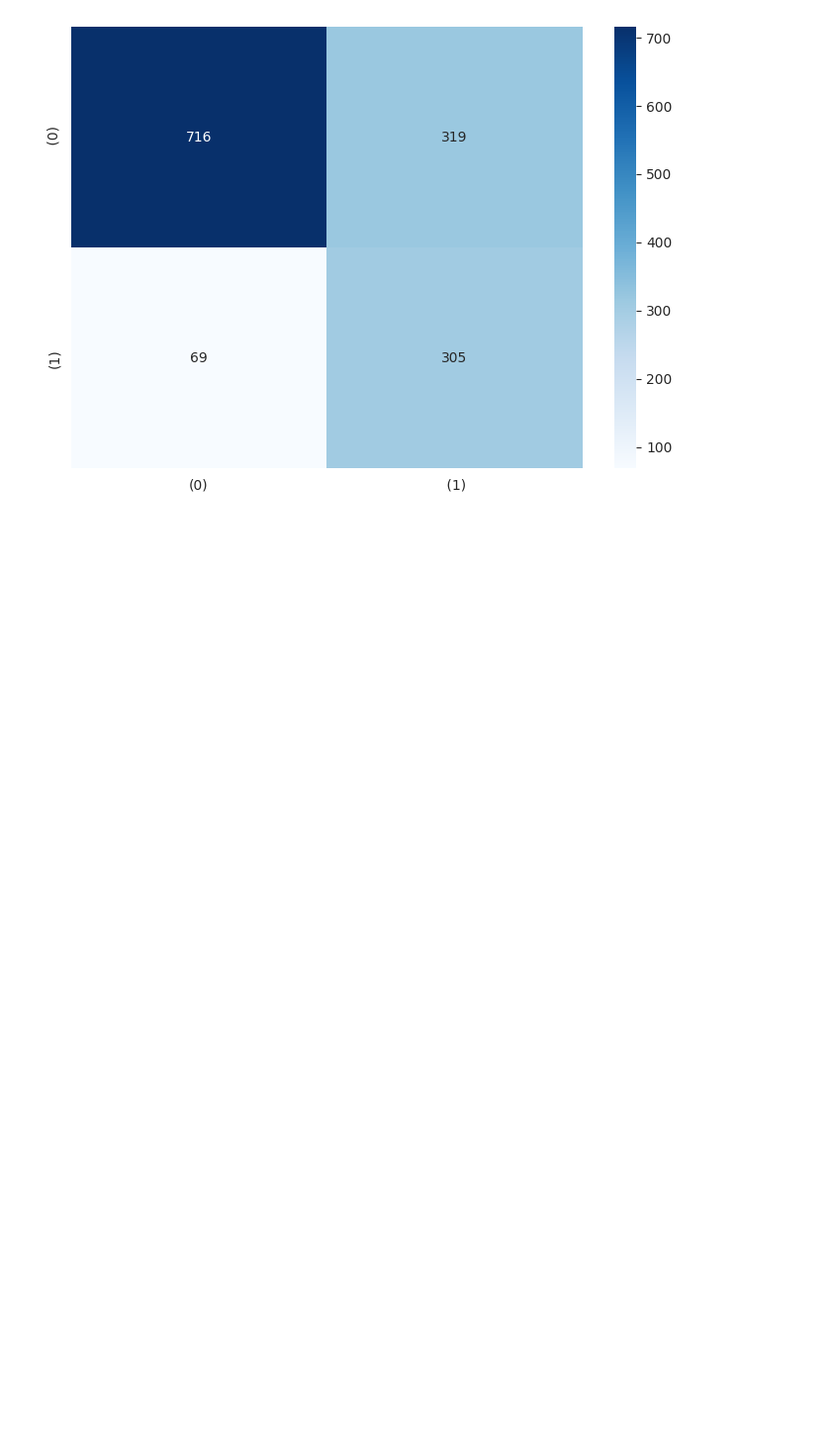
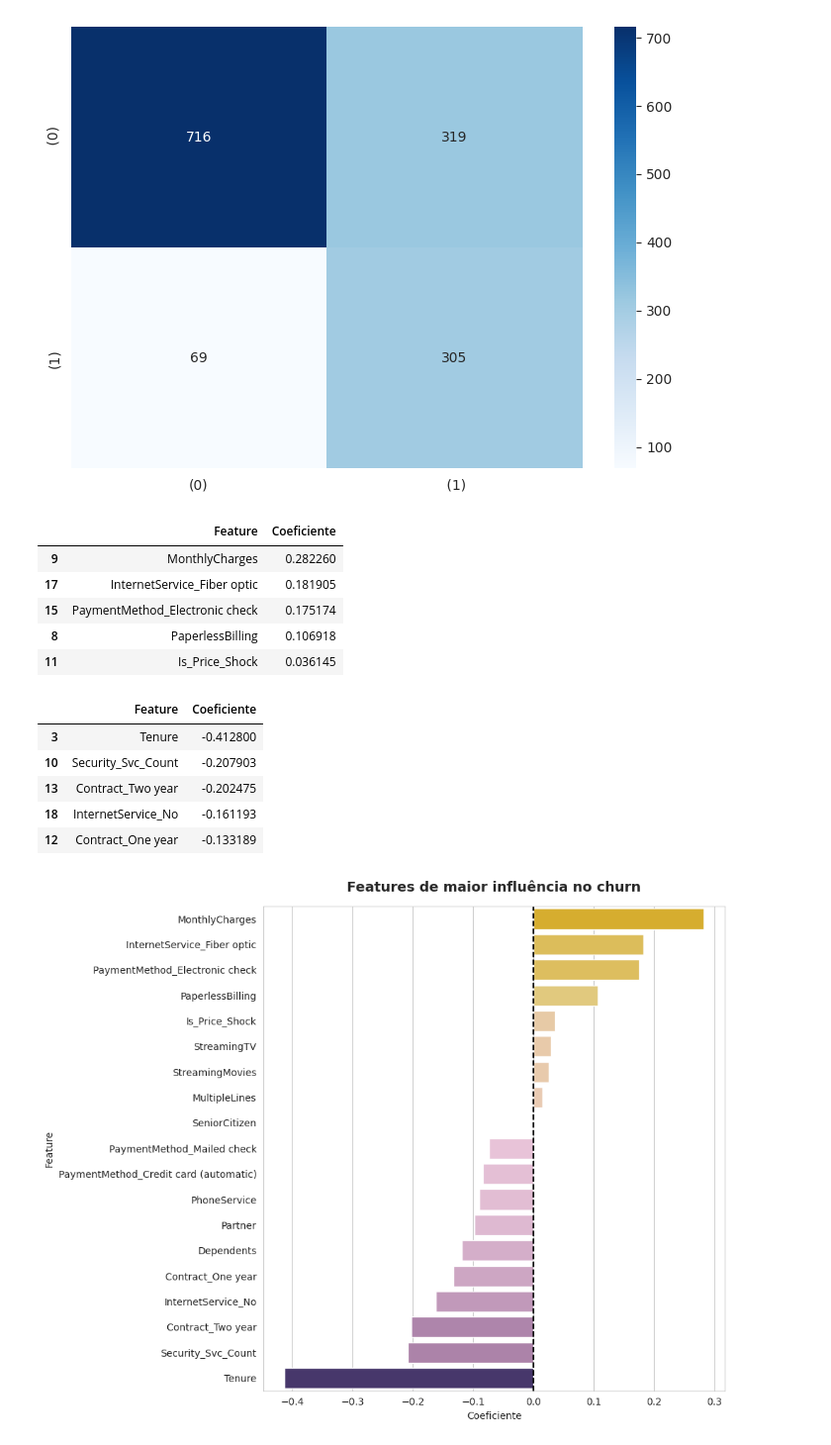
Before and after one commit to RebecaVBoas/Telco-Customer-Churn-Prediction, a Jupyter notebook: notebooks/Modelling.ipynb, the cells around one changed output. Shown at 99% size. Cells and saved outputs as stored; diff of their text form; code cells hidden in the pictures; blank space fills up the shorter version.

```diff
--- a/notebooks/Modelling.ipynb
+++ b/notebooks/Modelling.ipynb
@@ -390,3 +392,63 @@ plt.show()
    macro avg       0.70      0.75      0.70      1409
 weighted avg       0.80      0.72      0.74      1409
 [figure]
+# %%
+feature_names = df_train.drop(columns=['Churn']).columns
+coeficientes = best_log_reg.coef_[0]
+
+df_importancia = pd.DataFrame({
+    'Feature': feature_names,
+    'Coeficiente': coeficientes
+})
+
+df_importancia = df_importancia.sort_values(by='Coeficiente', ascending=False)
+
+display(df_importancia.head(5))
+
+display(df_importancia.tail(5).sort_values(by='Coeficiente', ascending=True))
+
+#visualizaçao
+churn_palette = [
+    '#442F73',  # Roxo Escuro (Base/Retenção)
+    '#A56DA6',  # Roxo Médio
+    '#F2C2DC',  # Rosa Pastel
+    '#F2D16D',  # Amarelo Claro
+    '#F2BB13'   # Amarelo Ouro (Alerta/Churn)
+]
+
+meu_cmap = LinearSegmentedColormap.from_list("DegradeChurn", churn_palette)
+
+norm = plt.Normalize(df_importancia['Coeficiente'].min(), df_importancia['Coeficiente'].max())
+cores_exatas = [meu_cmap(norm(valor)) for valor in df_importancia['Coeficiente']]
+
+plt.figure(figsize=(10, 8))
+
+sns.barplot(
+    data=df_importancia,
+    x='Coeficiente',
+    y='Feature',
+    palette=cores_exatas,
+    hue='Feature',
+    legend=False
+)
+
+plt.title('Features de maior influência no churn', fontsize=14, fontweight='bold', pad=15)
+
+plt.axvline(0, color='black', linewidth=1.5, linestyle='--')
+
+plt.tight_layout()
+plt.show()
+# %% [output]
+|  | Feature | Coeficiente |
+| 9 | MonthlyCharges | 0.282260 |
+| 17 | InternetService_Fiber optic | 0.181905 |
+| 15 | PaymentMethod_Electronic check | 0.175174 |
+| 8 | PaperlessBilling | 0.106918 |
+| 11 | Is_Price_Shock | 0.036145 |
+|  | Feature | Coeficiente |
+| 3 | Tenure | -0.412800 |
+| 10 | Security_Svc_Count | -0.207903 |
+| 13 | Contract_Two year | -0.202475 |
+| 18 | InternetService_No | -0.161193 |
+| 12 | Contract_One year | -0.133189 |
+[figure, added]
```
Also changed, not shown: parts of 1 cell of this notebook, 1 other file.
